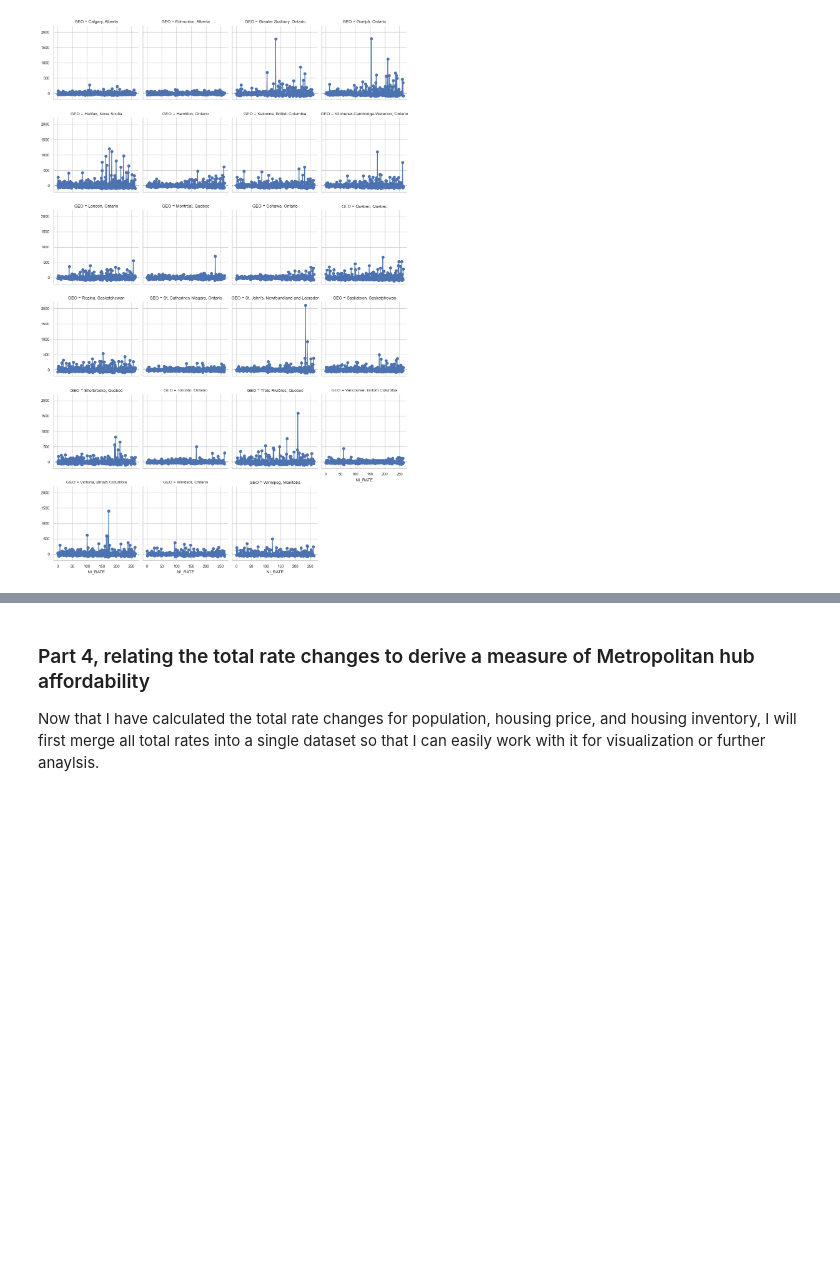
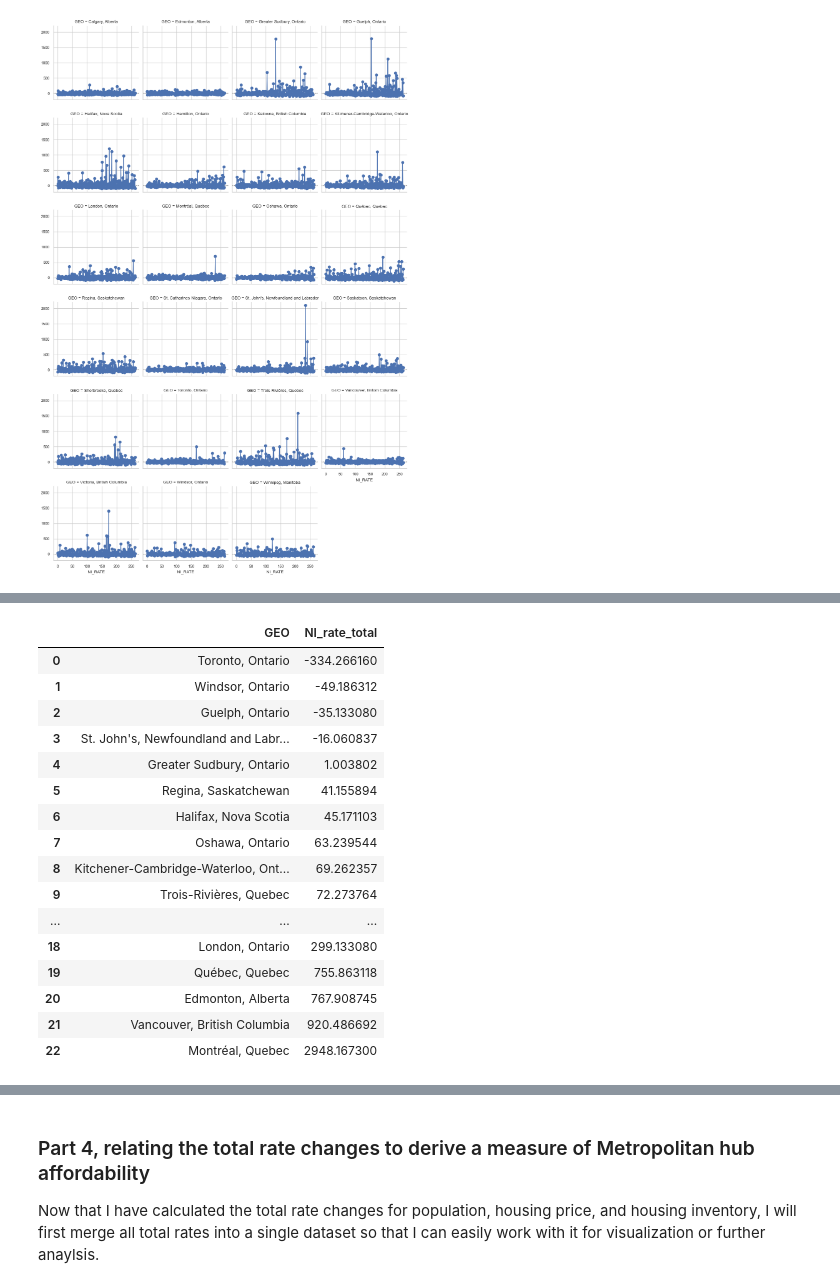
Before and after one commit to ubco-W2022T2-data301/project-group-group01, a Jupyter notebook: analysis/Logananalysis2.ipynb, the cells around one changed output, grey strips where cells are left out. Saved outputs shown, nothing was run; the diff lists cells and outputs as text; code cells hidden in the pictures; blank space fills up the shorter version.

```diff
--- a/analysis/Logananalysis2.ipynb
+++ b/analysis/Logananalysis2.ipynb
@@ -965,3 +938,24 @@ total_rate_change_NI
+# %%
+total_rate_change_NI = pf2.calculate_total_rate_change_NI(NI_Wrangled_Final)
+total_rate_change_NI
+# %% [output]
+|  | GEO | NI_rate_total |
+| 0 | Toronto, Ontario | -334.266160 |
+| 1 | Windsor, Ontario | -49.186312 |
+| 2 | Guelph, Ontario | -35.133080 |
+| 3 | St. John's, Newfoundland and Labr... | -16.060837 |
+| 4 | Greater Sudbury, Ontario | 1.003802 |
+| 5 | Regina, Saskatchewan | 41.155894 |
+| 6 | Halifax, Nova Scotia | 45.171103 |
+| 7 | Oshawa, Ontario | 63.239544 |
+| 8 | Kitchener-Cambridge-Waterloo, Ont... | 69.262357 |
+| 9 | Trois-Rivières, Quebec | 72.273764 |
+| ... | ... | ... |
+| 18 | London, Ontario | 299.133080 |
+| 19 | Québec, Quebec | 755.863118 |
+| 20 | Edmonton, Alberta | 767.908745 |
+| 21 | Vancouver, British Columbia | 920.486692 |
+| 22 | Montréal, Quebec | 2948.167300 |
 # %%
 total_rate_change_NI.plot(x="GEO", y="NI_rate_total", kind="bar", figsize=(8, 6))
 plt.title("Total Housing Inventory percent Change per Metropolitan area")
```
Also changed, not shown: parts of 22 cells of this notebook, 2 other files.
